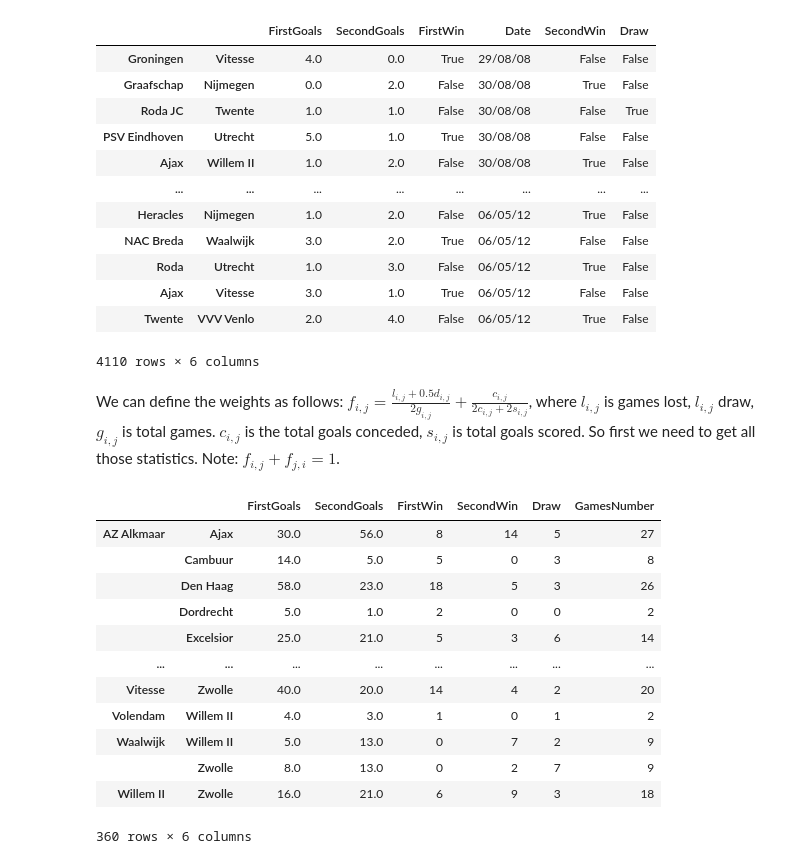
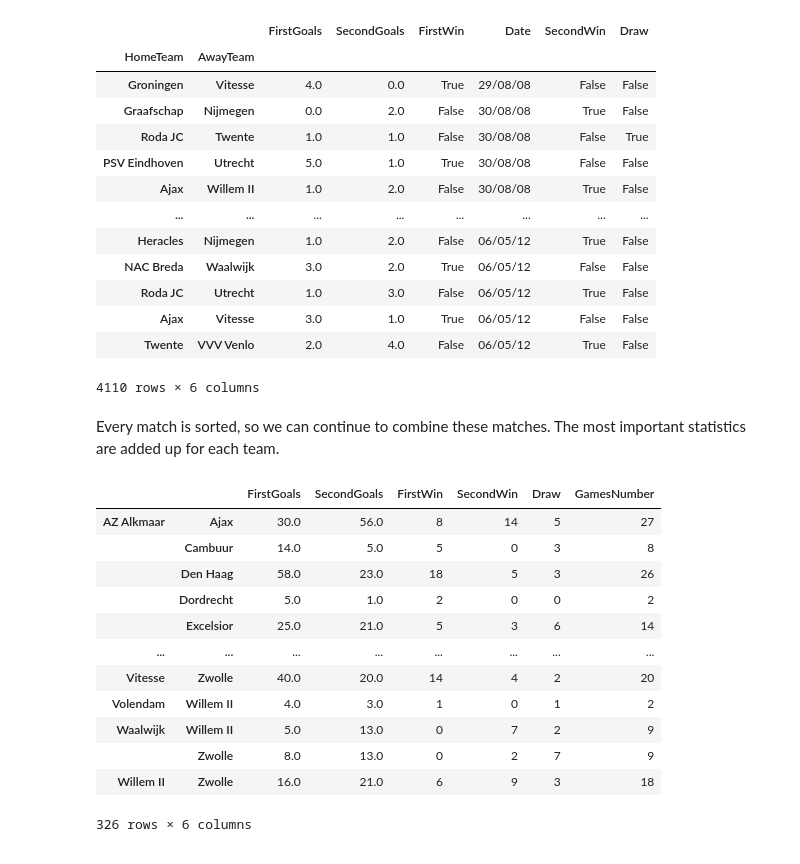
Before and after one commit to michadenheijer/OR2-2, a Jupyter notebook: main.ipynb, the cells around one changed output. Drawn from its saved outputs; the diff is of its cells as text; code cells hidden in the pictures.

```diff
--- a/main.ipynb
+++ b/main.ipynb
@@ -10,15 +14,16 @@ data_files = os.listdir("data")
 data = pd.read_csv(os.path.join("data", data_files[0]))
 
 for data_file in data_files[1:]:
-    try: # ik heb een aantal jaartallen niet, omdat de datafiles daarvan niet klopten
-        data = pd.concat([data, pd.read_csv(os.path.join("data", data_file))])
-    except Exception as err:
-        print(data_file)
-        raise err
+    data = pd.concat([data, pd.read_csv(os.path.join("data", data_file))])
 
 # Remove whitespaces
 data.loc[:, "HomeTeam"] = data["HomeTeam"].str.strip()
 data.loc[:, "AwayTeam"] = data["AwayTeam"].str.strip()
+
+#Some teams changed their names
+data = data.replace("Sparta", "Sparta Rotterdam")
+data = data.replace("Roda", "Roda JC")
+
 data
 # %% [output]
 |  | Div | Date | HomeTeam | AwayTeam | FTHG | FTAG | FTR | HTHG | HTAG | HTR | ... | ... |
@@ -37,24 +45,18 @@ data
 # %%
-scores = data.loc[:, ["HomeTeam", "AwayTeam", "FTHG", "FTAG", "FTR", "Date"]].set_index(["HomeTeam", "AwayTeam"]).rename({"FTHG": "HomeGoals", "FTAG": "AwayGoals", "FTR": "HomeWin"}, axis=1)
+scores = data.loc[:, ["HomeTeam", "AwayTeam", "FTHG", "FTAG", "FTR", "Date"]].rename({"FTHG": "HomeGoals", "FTAG": "AwayGoals", "FTR": "HomeWin"}, axis=1)
 scores["AwayWin"] = scores["HomeWin"] == "A"
 scores["HomeWin"] = scores["HomeWin"] == "H"
 scores["Draw"] = (scores["HomeWin"] == False) & (scores["AwayWin"] == False)
 
 scores = scores.dropna()
-new_index = list(scores.index)
 
-for i, v in enumerate(scores.iterrows()):
-    clubs = v[0]
-    res = v[1]
-    if clubs[0] > clubs[1]:
-        new_index[i] = (clubs[1], clubs[0])
-        scores.iloc[i] = (res["AwayGoals"], res["HomeGoals"], res["AwayWin"], res["Date"], res["HomeWin"], res["Draw"])
-
-scores.index = pd.MultiIndex.from_tuples(new_index)
+scores.loc[scores["HomeTeam"] > scores["AwayTeam"]] = scores.loc[scores["HomeTeam"] > scores["AwayTeam"]].rename({"HomeTeam": "AwayTeam", "AwayTeam": "HomeTeam", "AwayGoals": "HomeGoals", "HomeGoals": "AwayGoals", "HomeWin": "AwayWin", "AwayWin": "HomeWin"}, axis=1)
+scores.set_index(["HomeTeam", "AwayTeam"], inplace=True)
 scores = scores.rename({"HomeGoals": "FirstGoals", "AwayGoals": "SecondGoals", "HomeWin": "FirstWin", "AwayWin": "SecondWin"}, axis=1)
 scores
 # %% [output]
 |  |  | FirstGoals | SecondGoals | FirstWin | Date | SecondWin | Draw |
+| HomeTeam | AwayTeam |  |  |  |  |  |  |
 | Groningen | Vitesse | 4.0 | 0.0 | True | 29/08/08 | False | False |
 | Graafschap | Nijmegen | 0.0 | 2.0 | False | 30/08/08 | True | False |
 | Roda JC | Twente | 1.0 | 1.0 | False | 30/08/08 | False | True |
@@ -63,14 +65,12 @@ scores
 | ... | ... | ... | ... | ... | ... | ... | ... |
 | Heracles | Nijmegen | 1.0 | 2.0 | False | 06/05/12 | True | False |
 | NAC Breda | Waalwijk | 3.0 | 2.0 | True | 06/05/12 | False | False |
-| Roda | Utrecht | 1.0 | 3.0 | False | 06/05/12 | True | False |
+| Roda JC | Utrecht | 1.0 | 3.0 | False | 06/05/12 | True | False |
 | Ajax | Vitesse | 3.0 | 1.0 | True | 06/05/12 | False | False |
 | Twente | VVV Venlo | 2.0 | 4.0 | False | 06/05/12 | True | False |
 4110 rows × 6 columns
-# %% [markdown]
-We can define the weights as follows:
-$f_{i, j} = \frac{l_{i, j} + 0.5d_{i, j}}{2g_{i, j}} + \frac{c_{i, j}}{2c_{i, j} + 2s_{i, j}}$,
-where $l_{i, j}$ is games lost, $l_{i, j}$ draw, $g_{i, j}$  is total games. $c_{i, j}$ is the total goals conceded, $s_{i, j}$ is total goals scored. So first we need to get all those statistics. Note: $f_{i, j} + f_{j, i} = 1$.
+# %% [markdown]
+Every match is sorted, so we can continue to combine these matches. The most important statistics are added up for each team.
 # %%
 stats = scores.groupby(scores.index).sum()
 number_of_games = scores.groupby(scores.index).size().to_frame("GamesNumber")
@@ -90,4 +90,4 @@ stats
 | Waalwijk | Willem II | 5.0 | 13.0 | 0 | 7 | 2 | 9 |
 |  | Zwolle | 8.0 | 13.0 | 0 | 2 | 7 | 9 |
 | Willem II | Zwolle | 16.0 | 21.0 | 6 | 9 | 3 | 18 |
-360 rows × 6 columns
+326 rows × 6 columns
```
Also changed, not shown: parts of 14 cells of this notebook.
